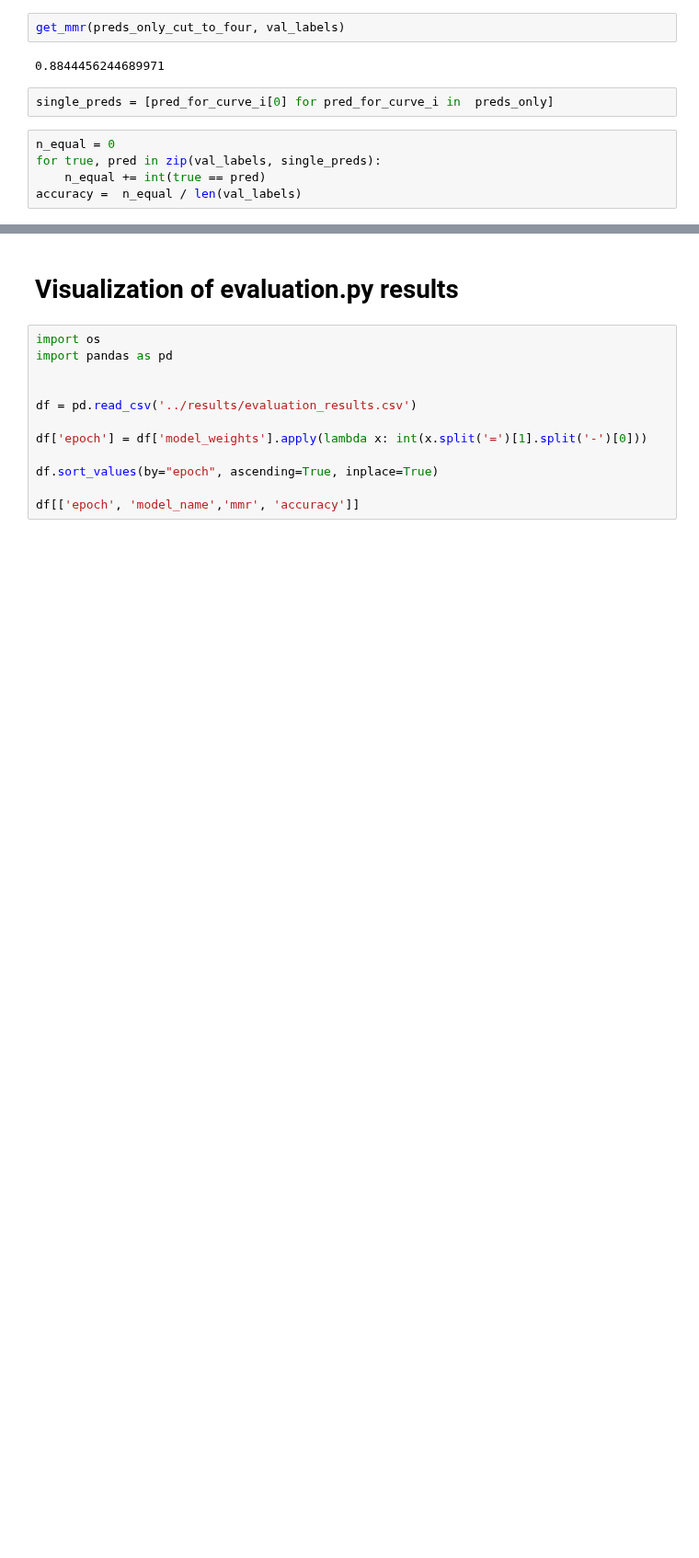
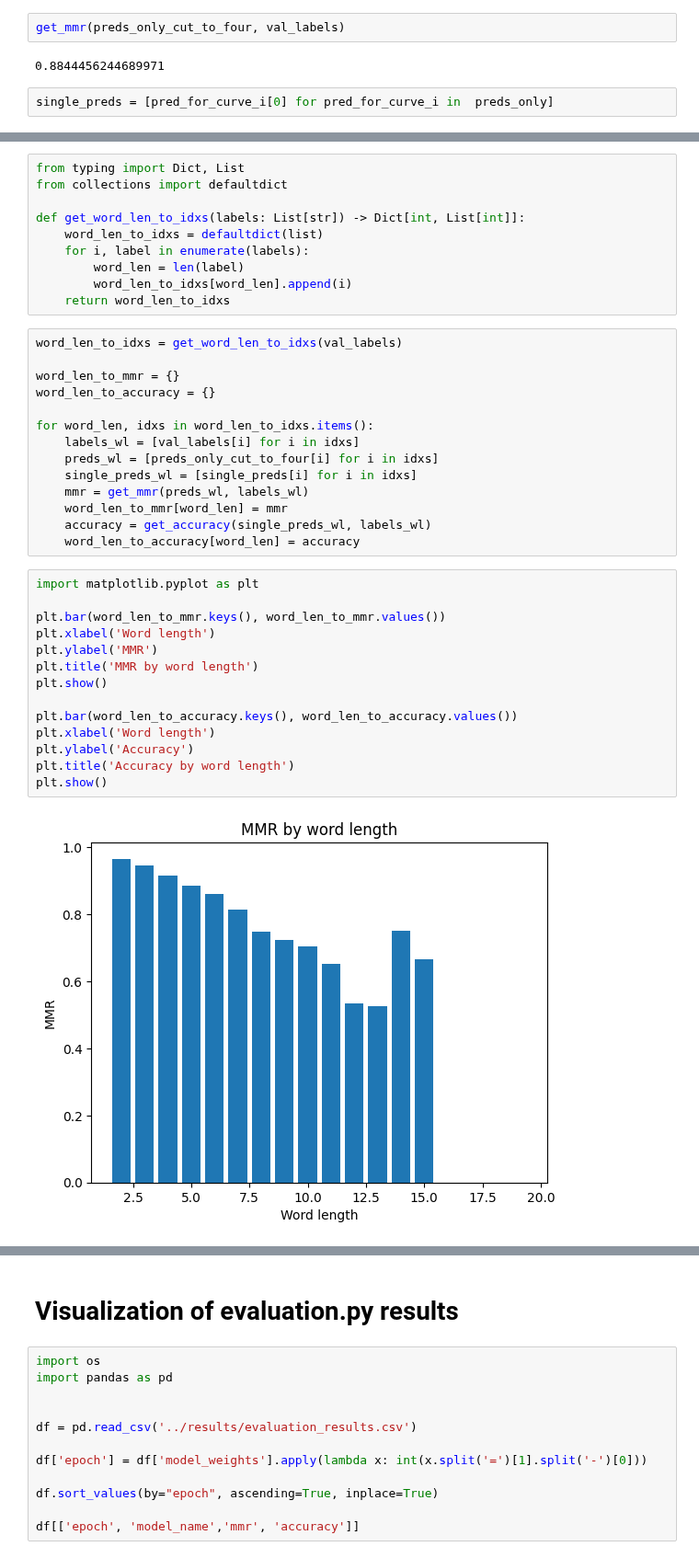
Before and after one commit to proshian/neuroswipe, a Jupyter notebook: src/playground.ipynb, the cells around one changed output, grey strips where cells are left out. Shown at 92% size. Cells and saved outputs as stored; diff of their text form; blank space fills up the shorter version.

```diff
--- a/src/playground.ipynb
+++ b/src/playground.ipynb
@@ -1871,8 +1871,3 @@ get_mmr(preds_only_cut_to_four, val_labels)
 0.8844456244689971
 # %%
 single_preds = [pred_for_curve_i[0] for pred_for_curve_i in  preds_only]
-# %%
-n_equal = 0
-for true, pred in zip(val_labels, single_preds):
-    n_equal += int(true == pred)
-accuracy =  n_equal / len(val_labels)
@@ -1882,0 +1880,40 @@ accuracy
+# %%
+from typing import Dict, List
+from collections import defaultdict
+
+def get_word_len_to_idxs(labels: List[str]) -> Dict[int, List[int]]:
+    word_len_to_idxs = defaultdict(list)
+    for i, label in enumerate(labels):
+        word_len = len(label)
+        word_len_to_idxs[word_len].append(i)
+    return word_len_to_idxs
+# %%
+word_len_to_idxs = get_word_len_to_idxs(val_labels)
+
+word_len_to_mmr = {}
+word_len_to_accuracy = {}
+
+for word_len, idxs in word_len_to_idxs.items():
+    labels_wl = [val_labels[i] for i in idxs]
+    preds_wl = [preds_only_cut_to_four[i] for i in idxs]
+    single_preds_wl = [single_preds[i] for i in idxs]
+    mmr = get_mmr(preds_wl, labels_wl)
+    word_len_to_mmr[word_len] = mmr
+    accuracy = get_accuracy(single_preds_wl, labels_wl)
+    word_len_to_accuracy[word_len] = accuracy
+# %%
+import matplotlib.pyplot as plt
+
+plt.bar(word_len_to_mmr.keys(), word_len_to_mmr.values())
+plt.xlabel('Word length')
+plt.ylabel('MMR')
+plt.title('MMR by word length')
+plt.show()
+
+plt.bar(word_len_to_accuracy.keys(), word_len_to_accuracy.values())
+plt.xlabel('Word length')
+plt.ylabel('Accuracy')
+plt.title('Accuracy by word length')
+plt.show()
+# %% [output]
+[figure, added]
```
Also changed, not shown: parts of 13 cells of this notebook.
